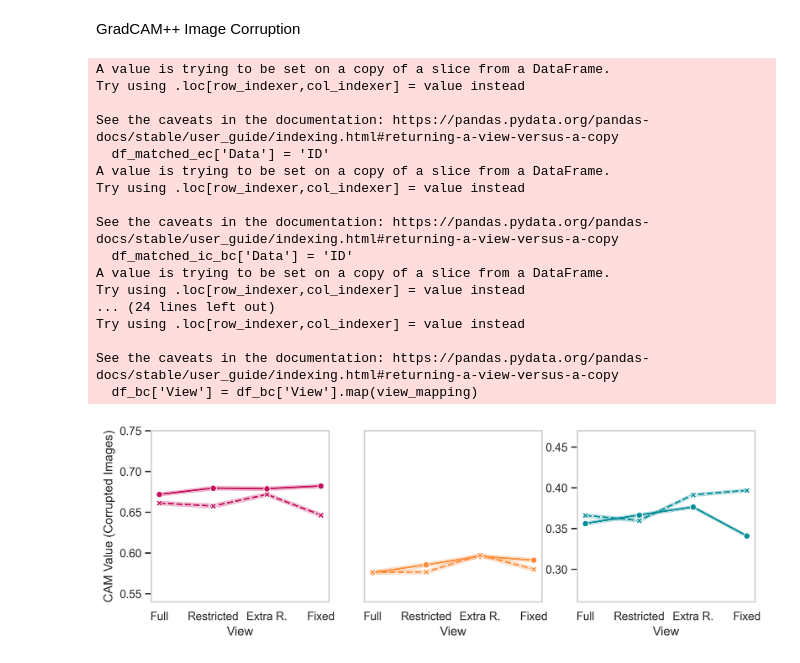
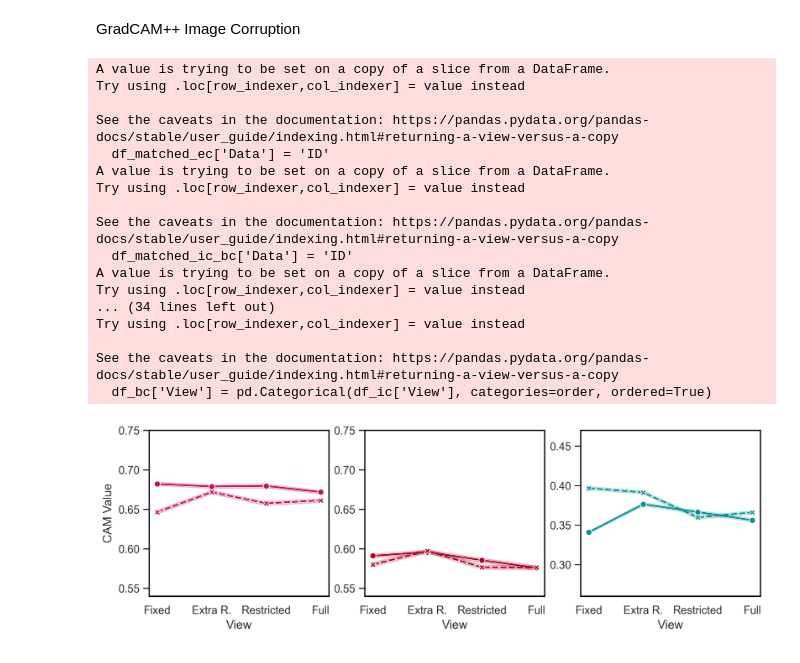
Before and after one commit to Beckinetic/viewpoint-robustness, a Jupyter notebook: notebooks/replot_border_cam.ipynb, the cells around one changed output. Saved outputs shown, nothing was run; the diff lists cells and outputs as text; code cells hidden in the pictures.

```diff
--- a/notebooks/replot_border_cam.ipynb
+++ b/notebooks/replot_border_cam.ipynb
@@ -16,6 +16,8 @@ plt.rcParams['font.sans-serif'] = 'Arial'
 plt.rcParams['font.weight'] = '500'  # medium weight
 plt.rcParams['font.stretch'] = 'semi-expanded'  # slightly expanded
 plt.rcParams['figure.dpi'] = 300
+# %%
+order = ['Fixed', 'Extra R.', 'Restricted', 'Full']
 # %%
 data_path = f'../plots/border_cam_plot_data.pkl'
 with open(data_path, 'rb') as f:
@@ -461,12 +512,12 @@ See the caveats in the documentation: https://pandas.pydata.org/pandas-docs/stab
 # %%
 palette = {
     'Object': '#C40F5B',
-    'Edge': '#FD8D3C',
+    'Edge': '#B10026',
     'Background': '#089099',
 }
 
 # Create figure and subplots
-fig, (ax1, ax2, ax3) = plt.subplots(nrows=1, ncols=3, figsize=(10.5, 3))
+fig, (ax1, ax2, ax3) = plt.subplots(nrows=1, ncols=3, figsize=(11, 3))
 
 sns.lineplot(
     ax=ax1,
@@ -508,12 +559,16 @@ ax1.set_ylabel('CAM Value (Cue-conflict Images)')
 # ax1.set_title('Object CAM')
 # ax2.set_title('Edge CAM')
 # ax3.set_title('Background CAM')
-ax1.set_xlabel('')
-ax2.set_xlabel('')
-ax3.set_xlabel('')
-ax1.set_xticks([])
-ax2.set_xticks([])
-ax3.set_xticks([])
+# ax1.set_xlabel('')
+# ax2.set_xlabel('')
+# ax3.set_xlabel('')
+# ax1.set_xticks([])
+# ax2.set_xticks([])
+# ax3.set_xticks([])
+fig.patch.set_alpha(0)
+for ax in [ax1, ax2, ax3]:
+    for spine in ax.spines.values():
+        spine.set_edgecolor('black')
 
 plt.savefig('border_cam_plot_cue_conflict_texture.png', bbox_inches='tight')
 # %% [output]
@@ -636,6 +691,11 @@ df_ic['CAM Type'] = df_ic['CAM Type'].map(cam_type_mapping)
 df_ic['View'] = df_ic['View'].map(view_mapping)
 df_bc['CAM Type'] = df_bc['CAM Type'].map(cam_type_mapping)
 df_bc['View'] = df_bc['View'].map(view_mapping)
+
+# set categorical order
+df_ic['View'] = pd.Categorical(df_ic['View'], categories=order, ordered=True)
+df_bc['View'] = pd.Categorical(df_ic['View'], categories=order, ordered=True)
+df_ec['View'] = pd.Categorical(df_ic['View'], categories=order, ordered=True)
 # %% [output]
 A value is trying to be set on a copy of a slice from a DataFrame.
 Try using .loc[row_indexer,col_indexer] = value instead
@@ -649,20 +709,20 @@ See the caveats in the documentation: https://pandas.pydata.org/pandas-docs/stab
   df_matched_ic_bc['Data'] = 'ID'
 A value is trying to be set on a copy of a slice from a DataFrame.
 Try using .loc[row_indexer,col_indexer] = value instead
-... (24 lines left out)
+... (34 lines left out)
 Try using .loc[row_indexer,col_indexer] = value instead
 
 See the caveats in the documentation: https://pandas.pydata.org/pandas-docs/stable/user_guide/indexing.html#returning-a-view-versus-a-copy
-  df_bc['View'] = df_bc['View'].map(view_mapping)
+  df_bc['View'] = pd.Categorical(df_ic['View'], categories=order, ordered=True)
 # %%
 palette = {
     'Object': '#C40F5B',
-    'Edge': '#FD8D3C',
+    'Edge': '#B10026',
     'Background': '#089099',
 }
 
 # Create figure and subplots
-fig, (ax1, ax2, ax3) = plt.subplots(nrows=1, ncols=3, figsize=(10.5, 3))
+fig, (ax1, ax2, ax3) = plt.subplots(nrows=1, ncols=3, figsize=(11, 3))
 
 sns.lineplot(
     ax=ax1,
@@ -684,36 +744,45 @@ lines = sns.lineplot(
     x="View", y="Value", hue="CAM Type", style='Data', palette=palette,
     markers=True, dashes=True,legend=False
 )
 
 # Rest of the styling remains the same
 ax1.grid(False)
 ax2.grid(False)
 ax3.grid(False)
 ax2.set_ylabel('')
 ax3.set_ylabel('')
-ax2.set_yticks([])
+# ax2.set_yticks([])
 
 ax1.set_ylim([0.54, 0.75])
 ax2.set_ylim([0.54, 0.75])
 ax3.set_ylim([0.26, 0.47])
 ax1.yaxis.set_major_formatter(FormatStrFormatter('%.2f'))
 ax2.yaxis.set_major_formatter(FormatStrFormatter('%.2f'))
 ax3.yaxis.set_major_formatter(FormatStrFormatter('%.2f'))
 
-ax1.set_ylabel('CAM Value (Corrupted Images)')
+ax1.set_ylabel('CAM Value')
 # ax1.set_title('Object CAM')
 # ax2.set_title('Edge CAM')
 # ax3.set_title('Background CAM')
 # ax1.set_xlabel('')
 # ax2.set_xlabel('')
 # ax3.set_xlabel('')
 # ax1.set_xticks([])
 # ax2.set_xticks([])
 # ax3.set_xticks([])
 
+for ax in [ax1, ax2, ax3]:
+    for spine in ax.spines.values():
+        spine.set_edgecolor('black')
+
+fig.patch.set_alpha(0)
+ax1.set_facecolor('white')
+ax2.set_facecolor('white')
+ax3.set_facecolor('white')
+
 plt.savefig('grand_cam_distorted.png', bbox_inches='tight')
 # %% [output]
-[figure, old version]
+[figure, new version]
 # %%
 # Generate unique colors for CAM Types and hatches for Data
 cam_types = df_ic_bc['CAM Type'].unique()
```
Also changed, not shown: parts of 11 cells of this notebook, 12 other files.
